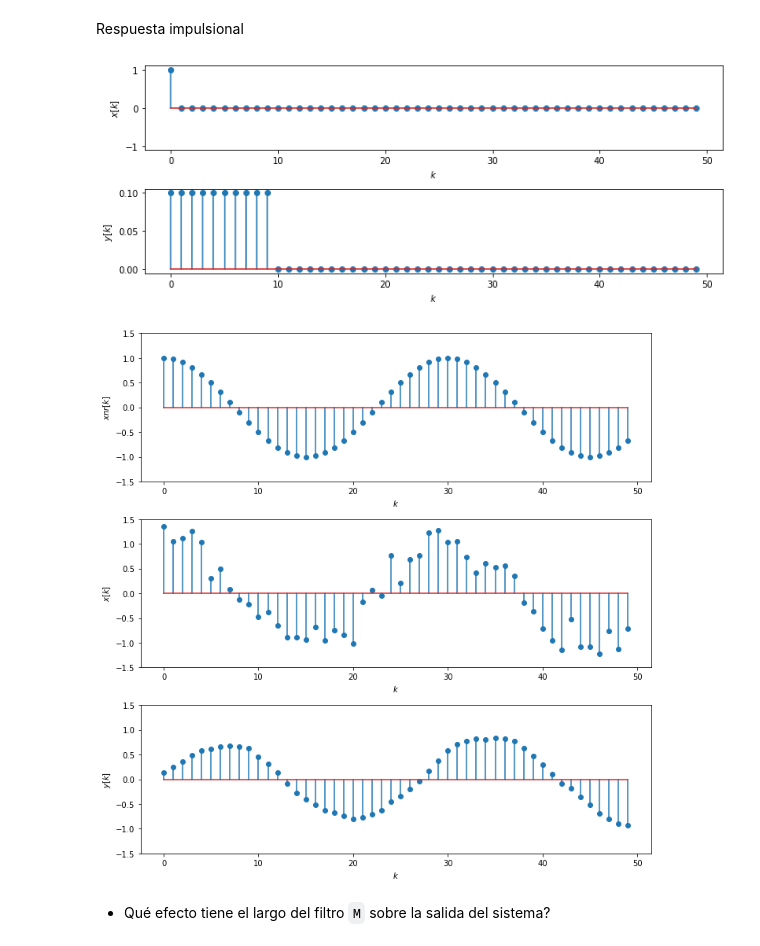
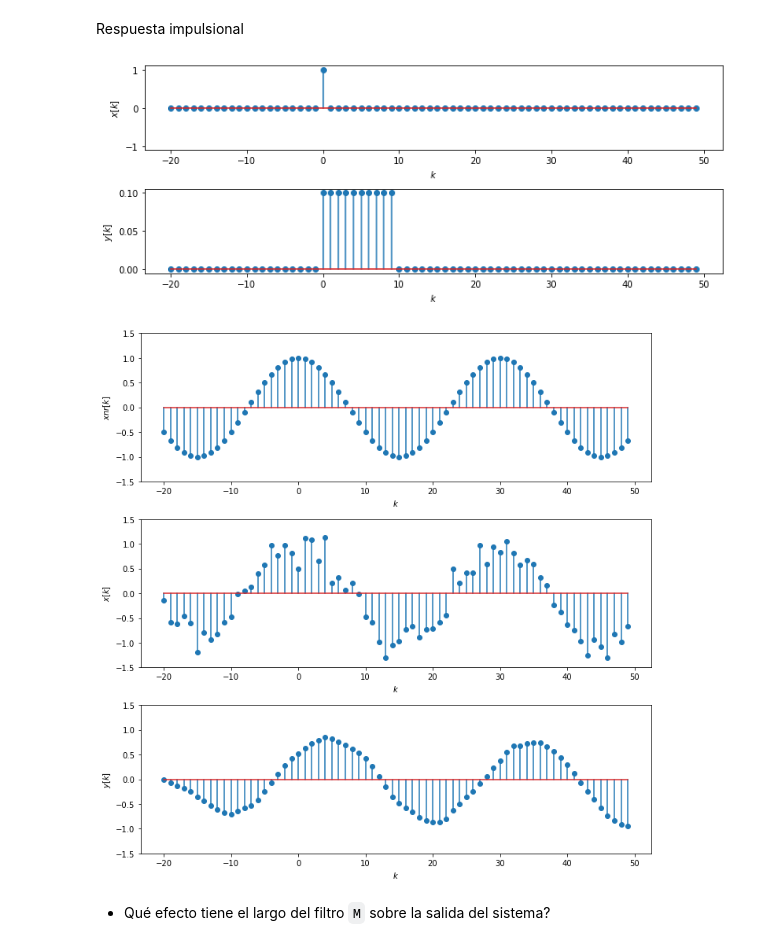
Before and after one commit to pierrediazp/Se-ales_y_Sistemas, a Jupyter notebook: LTI_Discreto.ipynb, the cells around one changed output. Saved outputs shown, nothing was run; the diff lists cells and outputs as text; code cells hidden in the pictures.

```diff
--- a/LTI_Discreto.ipynb
+++ b/LTI_Discreto.ipynb
@@ -147,28 +147,28 @@ Respuesta impulsional
 # %%
 M = 10
 a = [1.0]# Coeficientes a_n
 b = 1/M * np.ones(M)# Coeficientes b_n
 
-k = np.arange(0, 50)# Vector de instantes para simular
+k = np.arange(-20, 50)# Vector de instantes para simular
 
 x = np.where((k == 0), 1.0, 0.0)
 # Señal de entrada
 y = signal.lfilter(b, a, x)# Señal de salida
 
 plt.figure(figsize=(10, 4))
 plt.subplot(211)
 plt.stem(k, x)
 plt.xlabel('$k$')
 plt.ylabel(r'$x[k]$')
 plt.ylim([-1.1, 1.1])
 
 plt.subplot(212)
 plt.stem(k, y)
 plt.xlabel('$k$')
 plt.ylabel('$y[k]$')
 plt.tight_layout()
 # %% [output]
-[figure, old version]
+[figure, new version]
 # %%
 np.random.seed(seed=0)
 
@@ -198,7 +198,7 @@ plt.ylabel('$y[k]$')
 plt.ylim([-1.5, 1.5])
 plt.tight_layout()
 # %% [output]
-[figure, old version]
+[figure, new version]
 # %% [markdown]
 - Qué efecto tiene el largo del filtro `M` sobre la salida del sistema?
 # %% [markdown]
```
Also changed, not shown: parts of 6 cells of this notebook, 4 other files.
